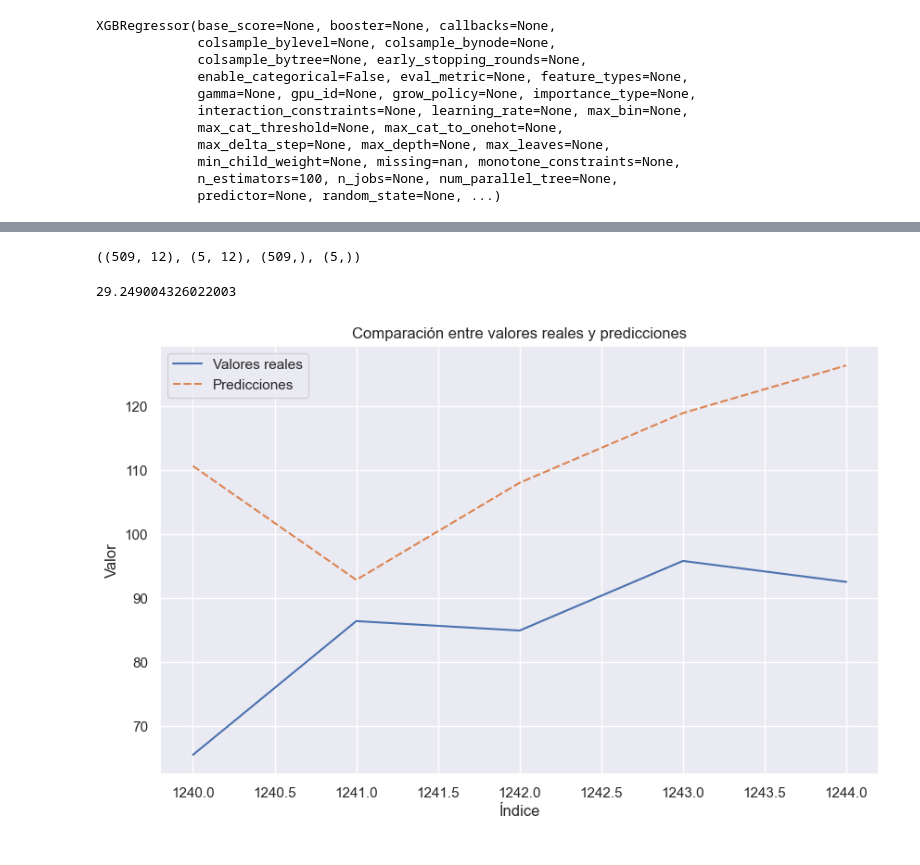
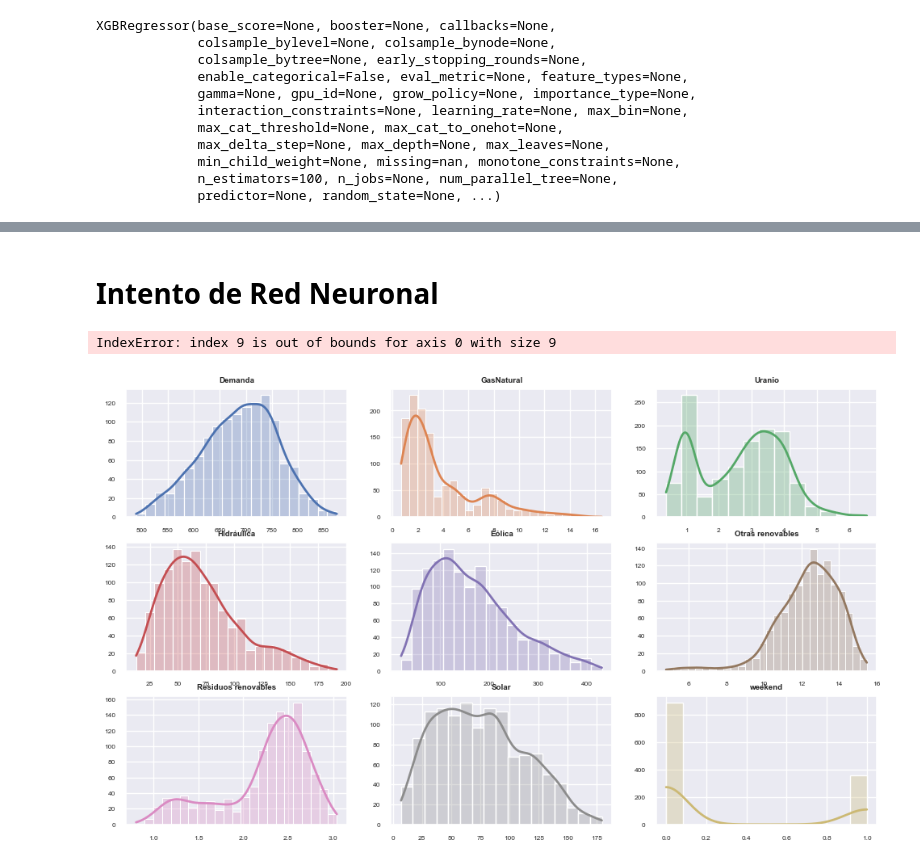
Before and after one commit to carolinariveraa/proyecto_final, a Jupyter notebook: datasetfinal.ipynb, the cells around one changed output, grey strips where cells are left out. Saved outputs shown, nothing was run; the diff lists cells and outputs as text; code cells hidden in the pictures.

```diff
--- a/datasetfinal.ipynb
+++ b/datasetfinal.ipynb
@@ -485,47 +477,2 @@ total_pred2022 = merged_df.loc[merged_df['Date'].dt.year >= 2022].copy()
-# %%
-X = total_pred2022.drop(columns=['value','Date'], axis=1)
-
-y = total_pred2022.value
-X_train, X_test, y_train, y_test = tts(X, y,
-                                       test_size=5,
-                                       shuffle=False  # que no mezcle de manera aleatoria
-                                      )
-
-X_train.shape, X_test.shape, y_train.shape, y_test.shape
-# %% [output]
-((509, 12), (5, 12), (509,), (5,))
-# %%
-
-# 1. Random Forest Regressor
-from sklearn.ensemble import RandomForestRegressor as RFR
-from sklearn.metrics import mean_squared_error as mse
-rfr=RFR()
-rfr.fit(X_train, y_train)
-y_pred = rfr.predict(X_test)
-rmse = mse(y_test, y_pred, squared=False)  # RMSE
-
-print(rmse)
-
-# Crear un dataframe con los valores reales y las predicciones
-results_df = pd.DataFrame({'Valores reales': y_test, 'Predicciones': y_pred})
-
-# Graficar los valores reales y las predicciones
-plt.figure(figsize=(10, 6))
-sns.lineplot(data=results_df)
-plt.xlabel('Índice')
-plt.ylabel('Valor')
-plt.title('Comparación entre valores reales y predicciones')
-plt.show()
-
-# Obtener todas las fechas excepto los últimos 5 registros
-fechas_entrenamiento = total_pred2022['Date'][:-5]
-
-# Obtener las últimas 5 fechas para el conjunto de prueba
-fechas_prueba = total_pred2022['Date'][-5:]
-
-# Crear un dataframe con las fechas y las predicciones
-predicciones_df = pd.DataFrame({'Fecha': fechas_entrenamiento.append(fechas_prueba), 'Predicciones': np.concatenate((rfr.predict(X_train), y_pred))})
-# Filtrar las fechas del año 2023
-# %% [output]
-29.249004326022003
-[figure, removed]
+# %% [markdown]
+# Intento de Red Neuronal
@@ -531,0 +484,31 @@ predicciones_df = pd.DataFrame({'Fecha': fechas_entrenamiento.append(fechas_prue
+# %%
+# Gráfico de distribución para cada variable numérica
+# ==============================================================================
+fig, axes = plt.subplots(nrows=3, ncols=3, figsize=(12, 7))
+axes = axes.flat
+columnas_numeric = merged_df.select_dtypes(include=['float64', 'int']).columns
+columnas_numeric = columnas_numeric.drop('value')
+
+for i, colum in enumerate(columnas_numeric):
+    sns.histplot(
+        data    = merged_df,
+        x       = colum,
+        stat    = "count",
+        kde     = True,
+        color   = (list(plt.rcParams['axes.prop_cycle'])*2)[i]["color"],
+        line_kws= {'linewidth': 2},
+        alpha   = 0.3,
+        ax      = axes[i]
+    )
+    axes[i].set_title(colum, fontsize = 7, fontweight = "bold")
+    axes[i].tick_params(labelsize = 6)
+    axes[i].set_xlabel("")
+    axes[i].set_ylabel("")
+
+
+fig.tight_layout()
+plt.subplots_adjust(top = 0.9)
+fig.suptitle('Distribución variables numéricas', fontsize = 10, fontweight = "bold");
+# %% [output]
+IndexError: index 9 is out of bounds for axis 0 with size 9
+[figure, added]
```
Also changed, not shown: parts of 28 cells of this notebook.
